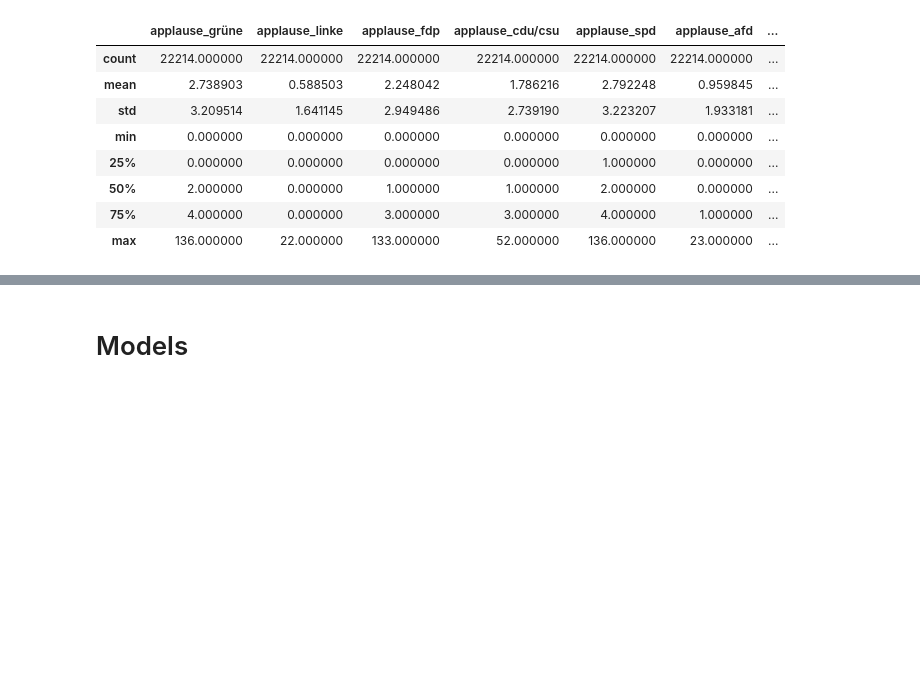
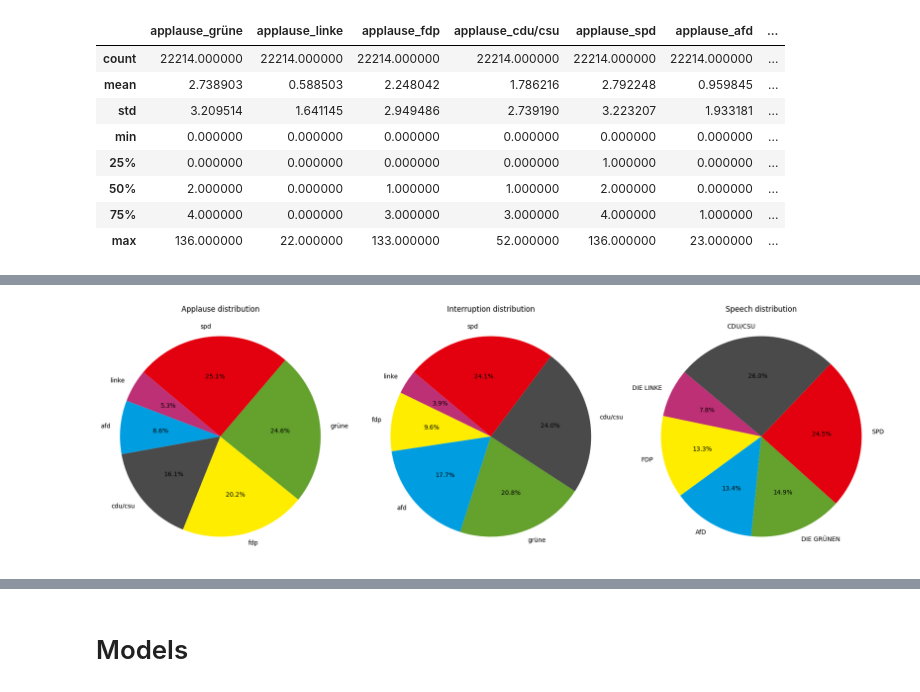
Before and after one commit to EricCpy/Newspaper-Aggregator, a Jupyter notebook: news_aggregator.ipynb, the cells around one changed output, grey strips where cells are left out. Saved outputs shown, nothing was run; the diff lists cells and outputs as text; code cells hidden in the pictures; blank space fills up the shorter version.

```diff
--- a/news_aggregator.ipynb
+++ b/news_aggregator.ipynb
@@ -207,0 +272,30 @@ else:
+# %%
+# Applause and interruptions among parties
+# The speech distribution nearly equals seats in parlament, little bit different, because ministers are extra category and FDP, GRÜNE and SPD provide ministers
+party_applause = df_protocols_cleaned[[col for col in df_protocols_cleaned.columns if col.startswith('applause_')]].sum().sort_values()
+party_shouts = df_protocols_cleaned[[col for col in df_protocols_cleaned.columns if col.startswith('shout_')]].sum().sort_values()
+party_speeches = df_protocols_cleaned[df_protocols_cleaned['party'] != "Minister"]['party'].value_counts().sort_values()
+
+fig, (ax1, ax2, ax3) = plt.subplots(1, 3, figsize=(18, 6))
+
+# Plot pie chart for applause distribution
+ax1.pie(party_applause, labels=[party.split('_')[1] for party in party_applause.index], autopct='%1.1f%%', startangle=140, colors=[party_palette[party.split('_')[1]] for party in party_applause.index])
+ax1.set_title('Applause distribution')
+ax1.axis('equal')
+
+# Shout/Interruption distribution
+ax2.pie(party_shouts, labels=[party.split('_')[1] for party in party_shouts.index], autopct='%1.1f%%', startangle=140, colors=[party_palette[party.split('_')[1]] for party in party_shouts.index])
+ax2.set_title('Interruption distribution')
+ax2.axis('equal')
+
+# Speech distribution
+ax3.pie(party_speeches, labels=party_speeches.index, autopct='%1.1f%%', startangle=140, colors=[party_palette[party] for party in party_speeches.index])
+ax3.set_title('Speech distribution')
+ax3.axis('equal')
+
+# Adjust layout to prevent overlap
+plt.tight_layout()
+
+plt.show()
+# %% [output]
+[figure, added]
```
Also changed, not shown: parts of 20 cells of this notebook, 2 other files.
